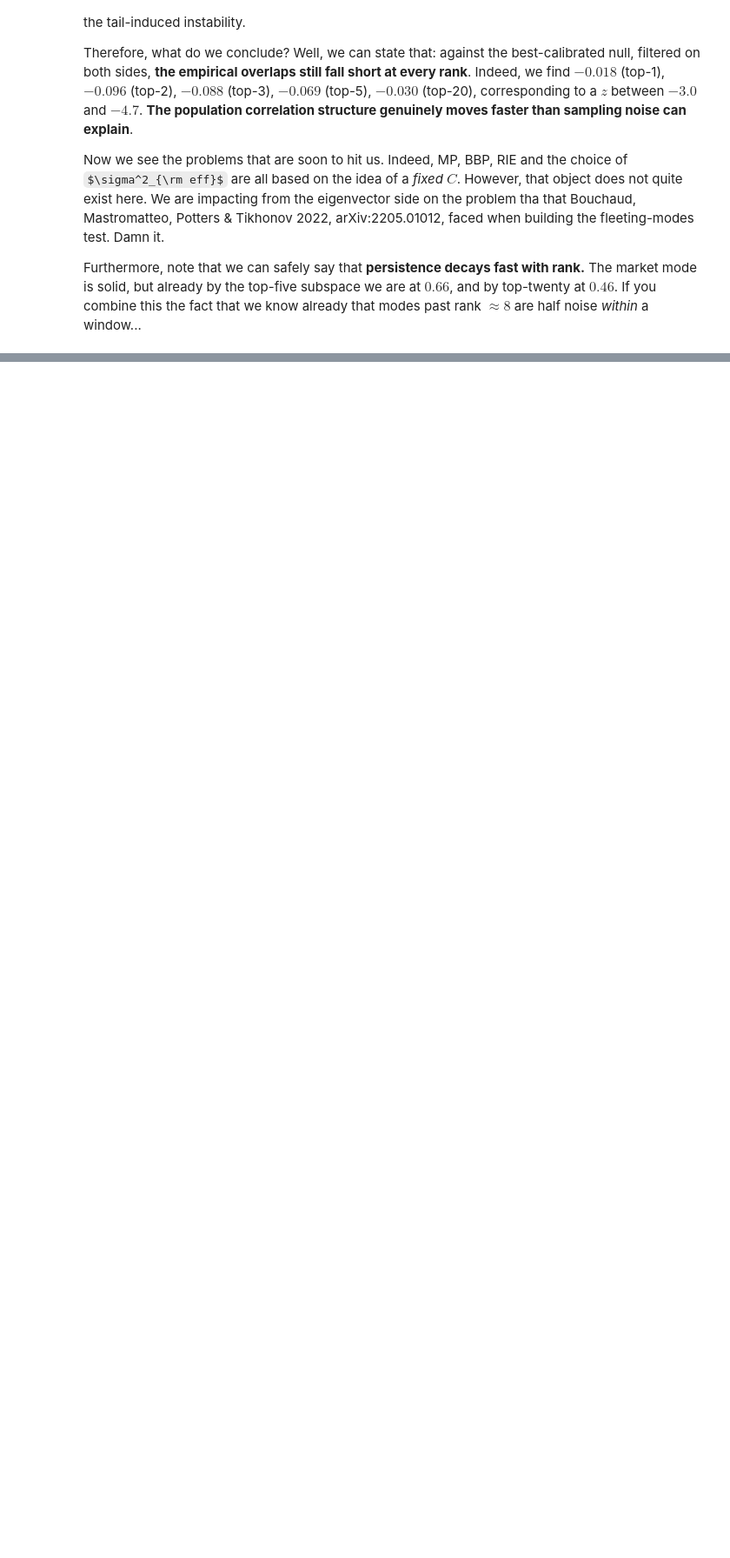
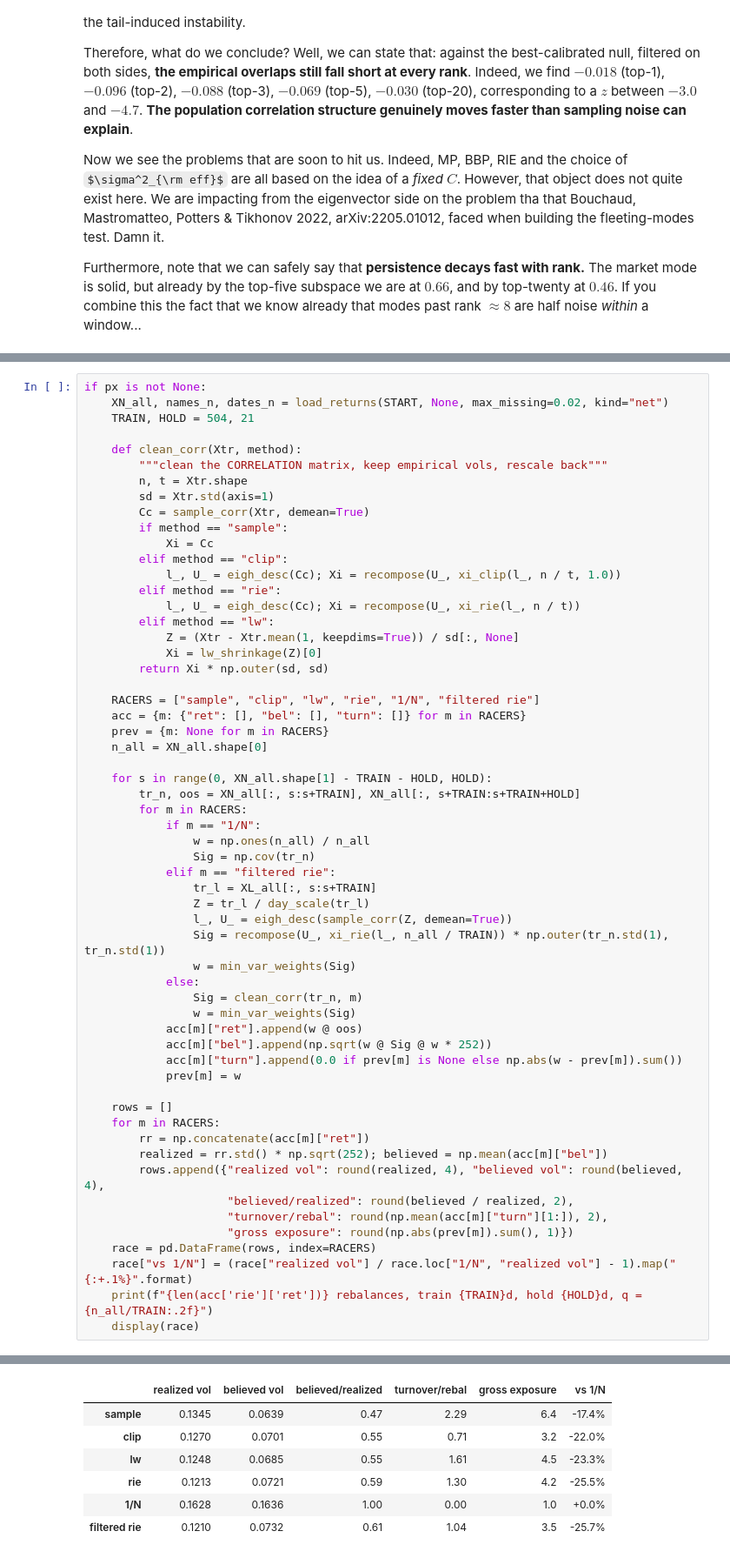
Before and after one commit to MarcoGaloppo/Quant-RMT-FatTails, a Jupyter notebook: narrative_rmt_market_data.ipynb, the cells around one changed output, grey strips where cells are left out. Shown at 87% size. Drawn from its saved outputs; the diff is of its cells as text; some formulas as TeX source; blank space fills up the shorter version.

```diff
--- a/narrative_rmt_market_data.ipynb
+++ b/narrative_rmt_market_data.ipynb
@@ -1051,0 +1070,59 @@ Furthermore, note that we can safely say that  **persistence decays fast with ra
+# %%
+if px is not None:
+    XN_all, names_n, dates_n = load_returns(START, None, max_missing=0.02, kind="net")
+    TRAIN, HOLD = 504, 21
+
+    def clean_corr(Xtr, method):
+        """clean the CORRELATION matrix, keep empirical vols, rescale back"""
+        n, t = Xtr.shape
+        sd = Xtr.std(axis=1)
+        Cc = sample_corr(Xtr, demean=True)
+        if method == "sample":
+            Xi = Cc
+        elif method == "clip":
+            l_, U_ = eigh_desc(Cc); Xi = recompose(U_, xi_clip(l_, n / t, 1.0))
+        elif method == "rie":
+            l_, U_ = eigh_desc(Cc); Xi = recompose(U_, xi_rie(l_, n / t))
+        elif method == "lw":
+            Z = (Xtr - Xtr.mean(1, keepdims=True)) / sd[:, None]
+            Xi = lw_shrinkage(Z)[0]
+        return Xi * np.outer(sd, sd)
+
+    RACERS = ["sample", "clip", "lw", "rie", "1/N", "filtered rie"]
+    acc = {m: {"ret": [], "bel": [], "turn": []} for m in RACERS}
+    prev = {m: None for m in RACERS}
+    n_all = XN_all.shape[0]
+
+    for s in range(0, XN_all.shape[1] - TRAIN - HOLD, HOLD):
+        tr_n, oos = XN_all[:, s:s+TRAIN], XN_all[:, s+TRAIN:s+TRAIN+HOLD]
+        for m in RACERS:
+            if m == "1/N":
+                w = np.ones(n_all) / n_all
+                Sig = np.cov(tr_n)
+            elif m == "filtered rie":
+                tr_l = XL_all[:, s:s+TRAIN]
+                Z = tr_l / day_scale(tr_l)
+                l_, U_ = eigh_desc(sample_corr(Z, demean=True))
+                Sig = recompose(U_, xi_rie(l_, n_all / TRAIN)) * np.outer(tr_n.std(1), tr_n.std(1))
+                w = min_var_weights(Sig)
+            else:
+                Sig = clean_corr(tr_n, m)
+                w = min_var_weights(Sig)
+            acc[m]["ret"].append(w @ oos)
+            acc[m]["bel"].append(np.sqrt(w @ Sig @ w * 252))
+            acc[m]["turn"].append(0.0 if prev[m] is None else np.abs(w - prev[m]).sum())
+            prev[m] = w
+
+    rows = []
+    for m in RACERS:
+        rr = np.concatenate(acc[m]["ret"])
+        realized = rr.std() * np.sqrt(252); believed = np.mean(acc[m]["bel"])
+        rows.append({"realized vol": round(realized, 4), "believed vol": round(believed, 4),
+                     "believed/realized": round(believed / realized, 2),
+                     "turnover/rebal": round(np.mean(acc[m]["turn"][1:]), 2),
+                     "gross exposure": round(np.abs(prev[m]).sum(), 1)})
+    race = pd.DataFrame(rows, index=RACERS)
+    race["vs 1/N"] = (race["realized vol"] / race.loc["1/N", "realized vol"] - 1).map("{:+.1%}".format)
+    print(f"{len(acc['rie']['ret'])} rebalances, train {TRAIN}d, hold {HOLD}d, q = {n_all/TRAIN:.2f}")
+    display(race)
+# %% [output]
@@ -1051,0 +1131,7 @@ Furthermore, note that we can safely say that  **persistence decays fast with ra
+|  | realized vol | believed vol | believed/realized | turnover/rebal | gross exposure | vs 1/N |
+| sample | 0.1345 | 0.0639 | 0.47 | 2.29 | 6.4 | -17.4% |
+| clip | 0.1270 | 0.0701 | 0.55 | 0.71 | 3.2 | -22.0% |
+| lw | 0.1248 | 0.0685 | 0.55 | 1.61 | 4.5 | -23.3% |
+| rie | 0.1213 | 0.0721 | 0.59 | 1.30 | 4.2 | -25.5% |
+| 1/N | 0.1628 | 0.1636 | 1.00 | 0.00 | 1.0 | +0.0% |
+| filtered rie | 0.1210 | 0.0732 | 0.61 | 1.04 | 3.5 | -25.7% |
```
Also changed, not shown: parts of 7 cells of this notebook.
